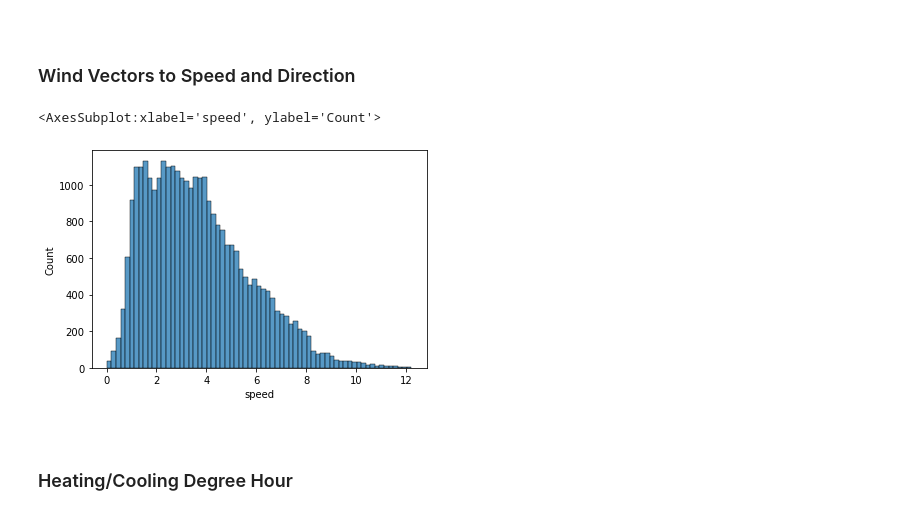
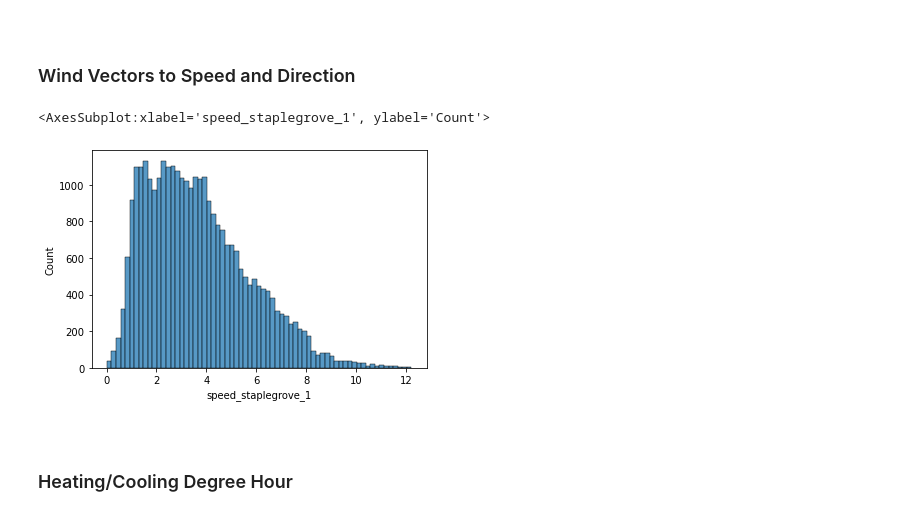
Before and after one commit to AyrtonB/WPD-Hackathon, a Jupyter notebook: nbs/03a-feature-generation.ipynb, the cells around one changed output. Saved outputs shown, nothing was run; the diff lists cells and outputs as text; code cells hidden in the pictures.

Commit message:
generalised weather features to work with all site gridpoints

```diff
--- a/nbs/03a-feature-generation.ipynb
+++ b/nbs/03a-feature-generation.ipynb
@@ -17,5 +18,9 @@ import seaborn as sns
 import matplotlib.pyplot as plt
 # %%
 data_dir = '../data'
+sites = ['staplegrove']
+grid_points = [1]
 
-df_features, df_target = data.construct_baseline_features_target_dfs(data_dir)
+df_features, df_target = data.construct_baseline_features_target_dfs(data_dir, weather_grid_points=grid_points, weather_sites=sites)
+
+df_features.head()
@@ -87,20 +100,50 @@ df_temporal.head()
 ### Wind Vectors to Speed and Direction
 # %%
 #exports
-def create_dir_speed_features(s_U: pd.Series, s_V: pd.Series):
+def create_dir_speed_features(df_features: pd.DataFrame, site_gridpoint: str='staplegrove_1'):
+    s_U, s_V = df_features[f'windspeed_east_{site_gridpoint}'], df_features[f'windspeed_north_{site_gridpoint}']
+
     df_speed_dir = pd.DataFrame({
         'direction': np.mod(180 + np.rad2deg(np.arctan2(s_U, s_V)), 360),
         'speed': np.sqrt(s_U**2 + s_V**2)
     })
 
     return df_speed_dir
+
+def add_col_suffix(df, col_suffix):
+    df.columns = [f'{col}_{col_suffix}' for col in df.columns]
+
+    return df
+
+def iterate_feature_gen_over_site_gridpoints(
+    df_features: pd.DataFrame,
+    feature_gen_function: type(lambda x: x),
+    sites: list=['staplegrove'],
+    grid_points: type(None)=None,
+    **kwargs
+):
+    """Accepts a function that can be passed `df_features` and `site_gridpoint`"""
+
+    grid_points_original = copy(grid_points)
+
+    for site in sites:
+        if grid_points_original is None:
+            grid_points = sorted(list(set([int(col.split(f'{site}_')[-1]) for col in list(df_features.columns[df_features.columns.str.contains(site)])])))
+
+        df = pd.concat([
+            feature_gen_function(df_features, f'{site}_{grid_point}', **kwargs).pipe(add_col_suffix, f'{site}_{grid_point}')
+            for grid_point
+            in grid_points
+        ], axis=1)
+
+    return df
 # %%
-df_speed_dir = create_dir_speed_features(df_features['windspeed_east'], df_features['windspeed_north'])
+df_speed_dir = iterate_feature_gen_over_site_gridpoints(df_features, create_dir_speed_features, sites, grid_points)
 
-sns.histplot(df_speed_dir['speed'])
+sns.histplot(df_speed_dir['speed_staplegrove_1'])
 # %% [output]
-<AxesSubplot:xlabel='speed', ylabel='Count'>
+<AxesSubplot:xlabel='speed_staplegrove_1', ylabel='Count'>
-[figure, old version]
+[figure, new version]
 # %% [markdown]
 <br>
 
```
Also changed, not shown: parts of 10 cells of this notebook, 19 other files.
